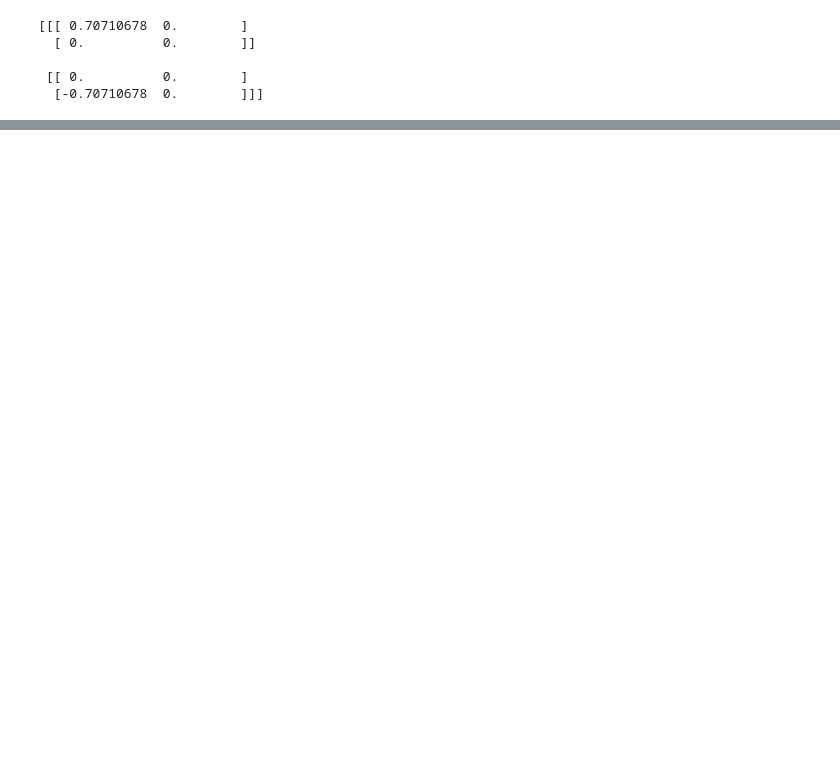
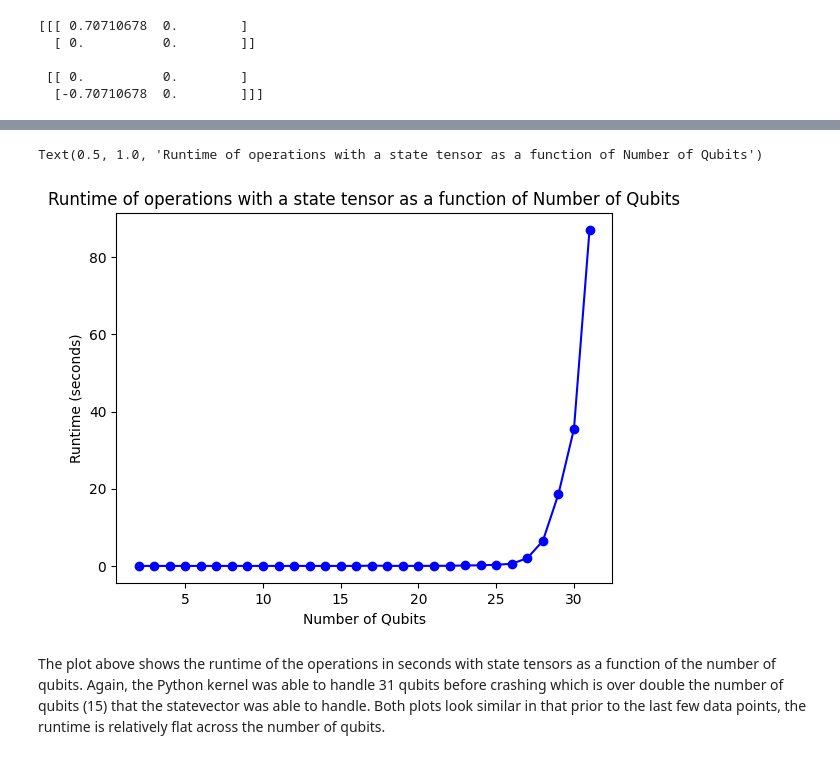
Before and after one commit to bdg221/qosf_cohort10, a Jupyter notebook: task1.ipynb, the cells around one changed output, grey strips where cells are left out. Drawn from its saved outputs; the diff is of its cells as text; code cells hidden in the pictures; blank space fills up the shorter version.

```diff
--- a/task1.ipynb
+++ b/task1.ipynb
@@ -188,7 +222,10 @@ def tensor_operation(operation, qubits, state_tensor: np.array) -> np.array:
     elif(len(qubits) == 2 and not np.array_equal(operation, CNOT)):
         raise AttributeError("only 2 qubit gate is CNOT")
     elif(not all(q in range(1, total_number_qubits+1) for q in qubits)):
-        raise AttributeError("Qubits to act upon are not valid. If an operation acts upon a single qubit please enter an integer. If the operation acts on two qubit, include a list of integers with the first integer being the control and the second integer being the target.")
+        raise AttributeError("Qubits to act upon are not valid. If an operation acts upon a single \
+                             qubit please enter an integer. If the operation acts on two qubit, \
+                             include a list of integers with the first integer being the control and \
+                             the second integer being the target.")
 
     # Handle CNOT case
     elif(len(qubits) == 2):
@@ -230,8 +273,8 @@ def run_tensor_experiment(num_qubits: int) -> float:
 
     # determine control and target qubits at random before starting
     control_qubit, target_qubit = np.random.choice(range(1, num_qubits+1), size=2, replace=False)
-    x_qubit = np.random.choice(range(1, num_qubits+1), 1)
-    h_qubit = np.random.choice(range(1, num_qubits+1), 1)
+    x_qubit = np.random.choice(range(1, num_qubits+1), size=1)
+    h_qubit = np.random.choice(range(1, num_qubits+1), size=1)
     start_time = time.time()
     state_tensor = init_tensor(num_qubits)
     state_tensor = tensor_operation(X, x_qubit, state_tensor)
@@ -253,0 +313,17 @@ results
+# %%
+#Retrieve the qubits and runtimes for plotting
+qubits = list(results.keys())
+runtimes = [results[n][0] for n in qubits]
+
+# Plotting the data
+plt.plot(qubits, runtimes, marker='o', linestyle='-', color='b')
+
+# Adding labels and title
+plt.xlabel('Number of Qubits')
+plt.ylabel('Runtime (seconds)')
+plt.title('Runtime of operations with a state tensor as a function of Number of Qubits')
+# %% [output]
+Text(0.5, 1.0, 'Runtime of operations with a state tensor as a function of Number of Qubits')
+[figure, added]
+# %% [markdown]
+The plot above shows the runtime of the operations in seconds with state tensors as a function of the number of qubits. Again, the Python kernel was able to handle 31 qubits before crashing which is over double the number of qubits (15) that the statevector was able to handle. Both plots look similar in that prior to the last few data points, the runtime is relatively flat across the number of qubits.
```
Also changed, not shown: parts of 24 cells of this notebook, 1 other file.
